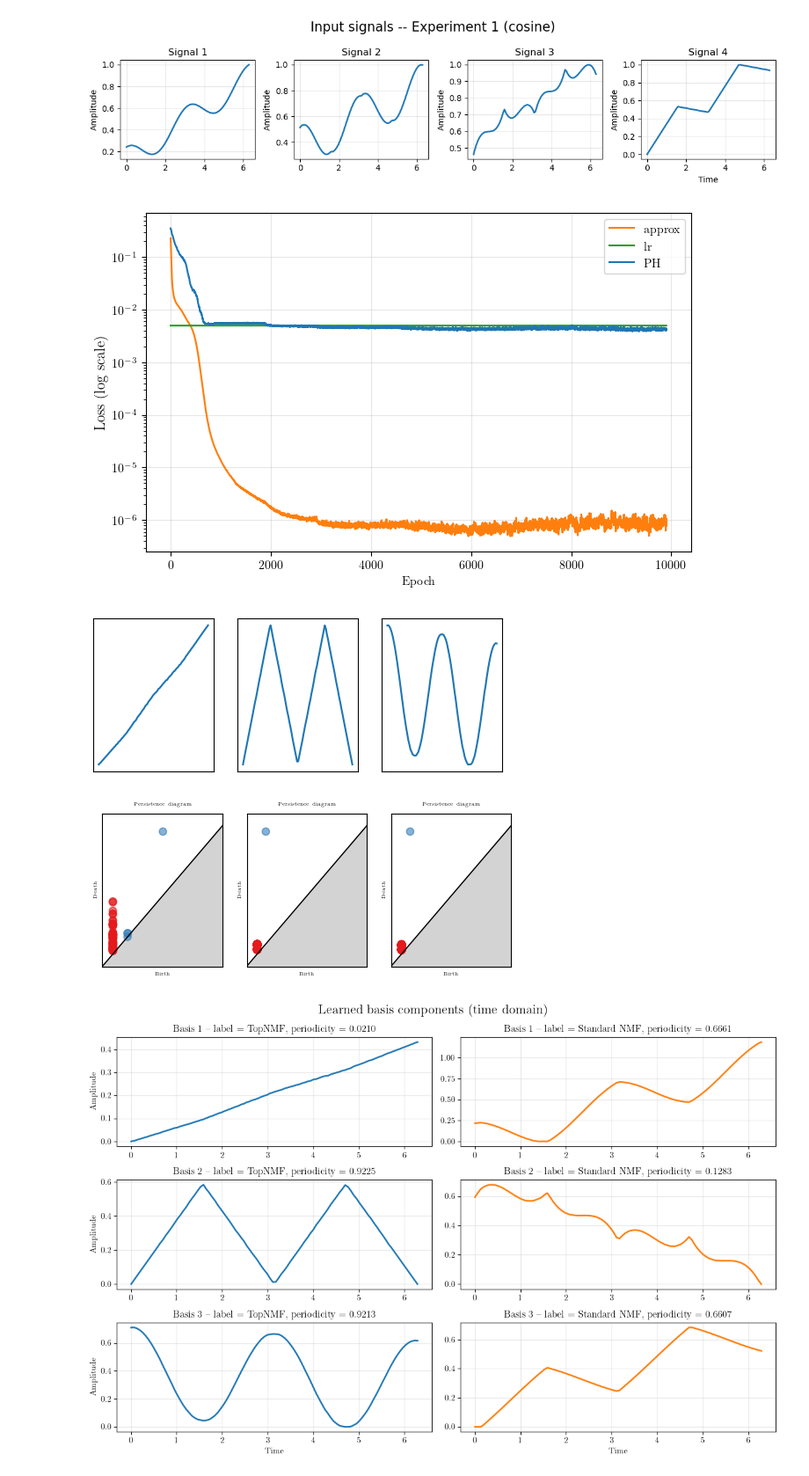
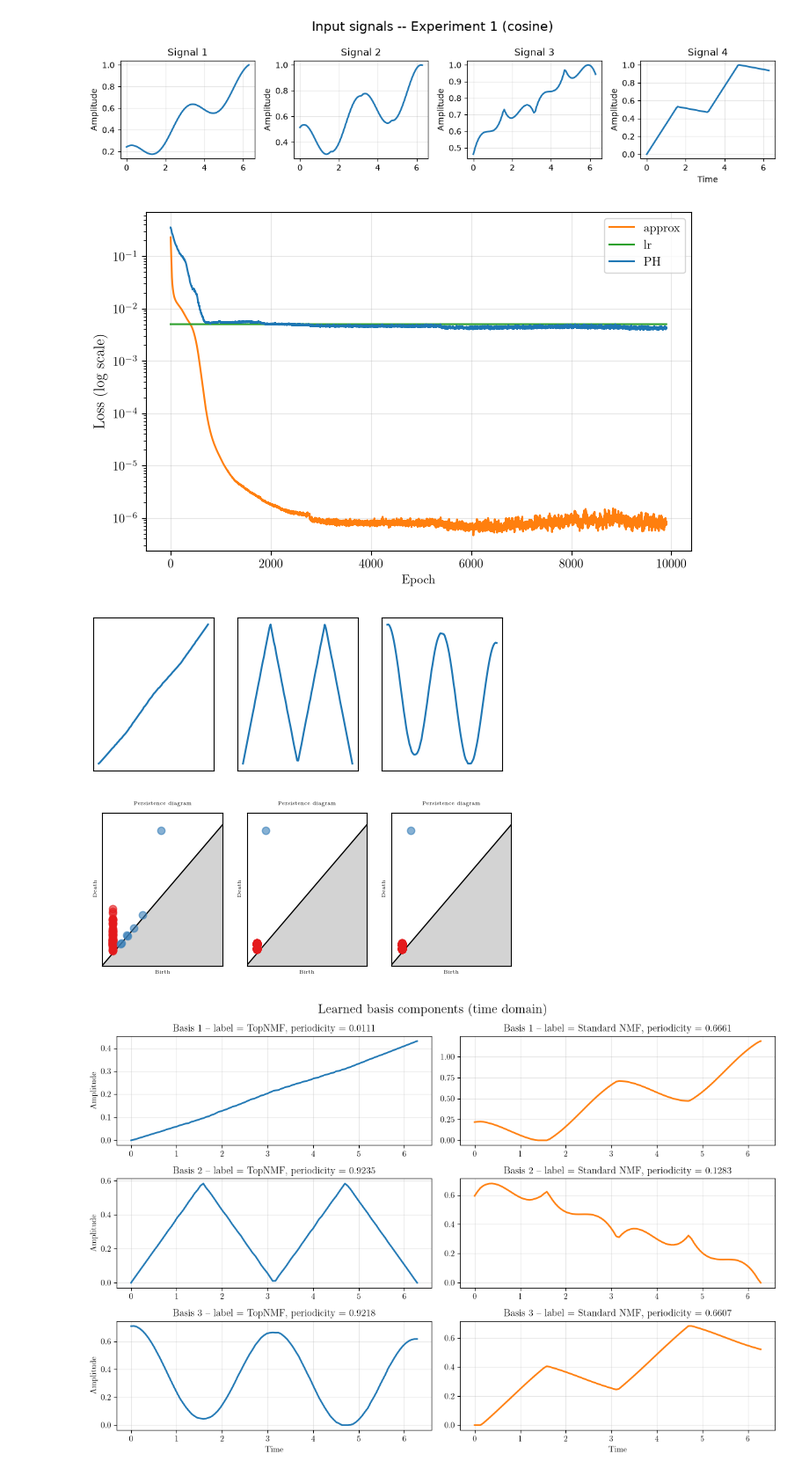
Before and after one commit to shizuo-kaji/TopNMF, a Jupyter notebook: notebook/1DSignal.ipynb, the cells around one changed output. Shown at 88% size. Drawn from its saved outputs; the diff is of its cells as text; code cells hidden in the pictures.

```diff
--- a/notebook/1DSignal.ipynb
+++ b/notebook/1DSignal.ipynb
@@ -252,36 +262,37 @@ model_cos = TopologicalNMF(
     n_components=n_components,
     device=device,
     random_state=42,
     use_embedding=True,
 )
 
 monitor_cos = FitMonitor(
     show=["loss", "basis", "PH"],
     interval=100,
     factor=1.0,
     grid=(1, n_components),
 )
 
 model_cos.fit(
     X,
     n_iterations=10000,
     lr=0.005,
     lambda_apx=1.0,
     lambda_top=0.001,
     target_periodicity=target_periodicity,
     start_epoch_topological=0,
     embedding_dim=embedding_dim,
+    basis_normalization="none",
     tau=tau,
     init_method="nndsvda",
     verbose=True,
     monitor=monitor_cos,
 )
 
 plt.close("all")
 # %% [output]
-[figure, old version]
+[figure, new version]
-[figure, old version]
+[figure, new version]
-[figure, old version]
+[figure, new version]
 # %%
 # Learned basis components in the time domain
 fig, axes = plt.subplots(n_components, 2, figsize=(12, 8))
```
Also changed, not shown: parts of 12 cells of this notebook, 9 other files.
